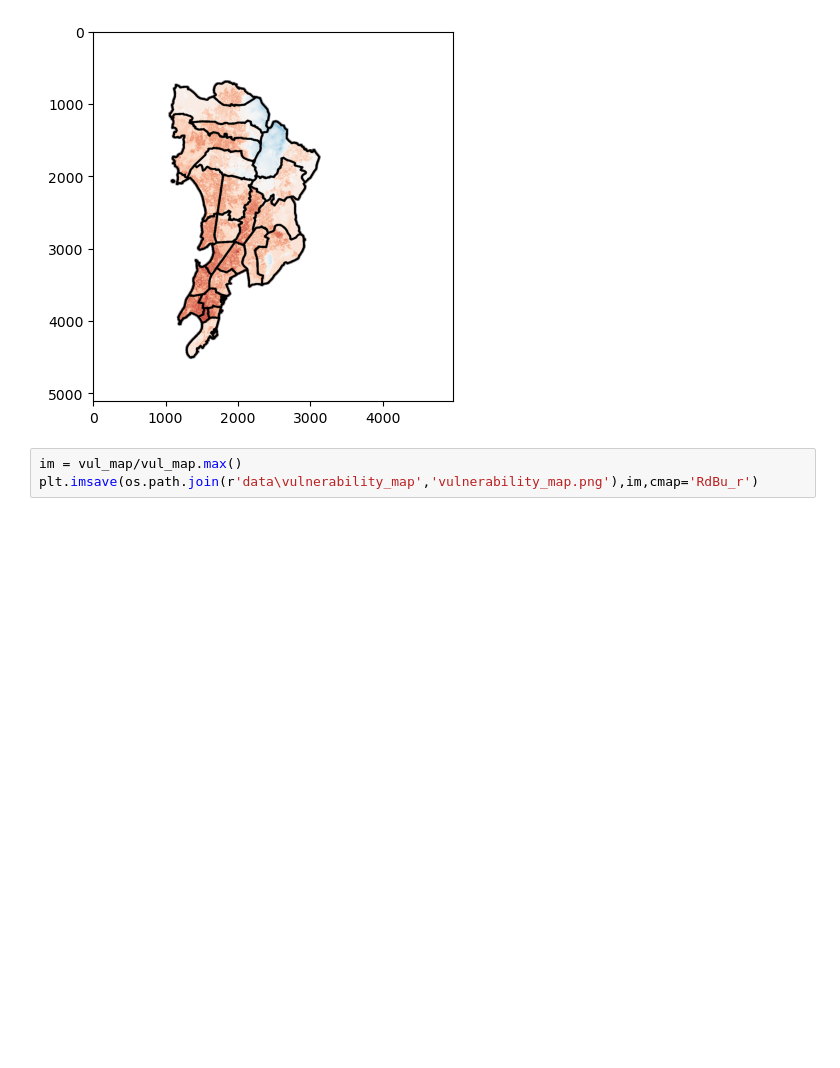
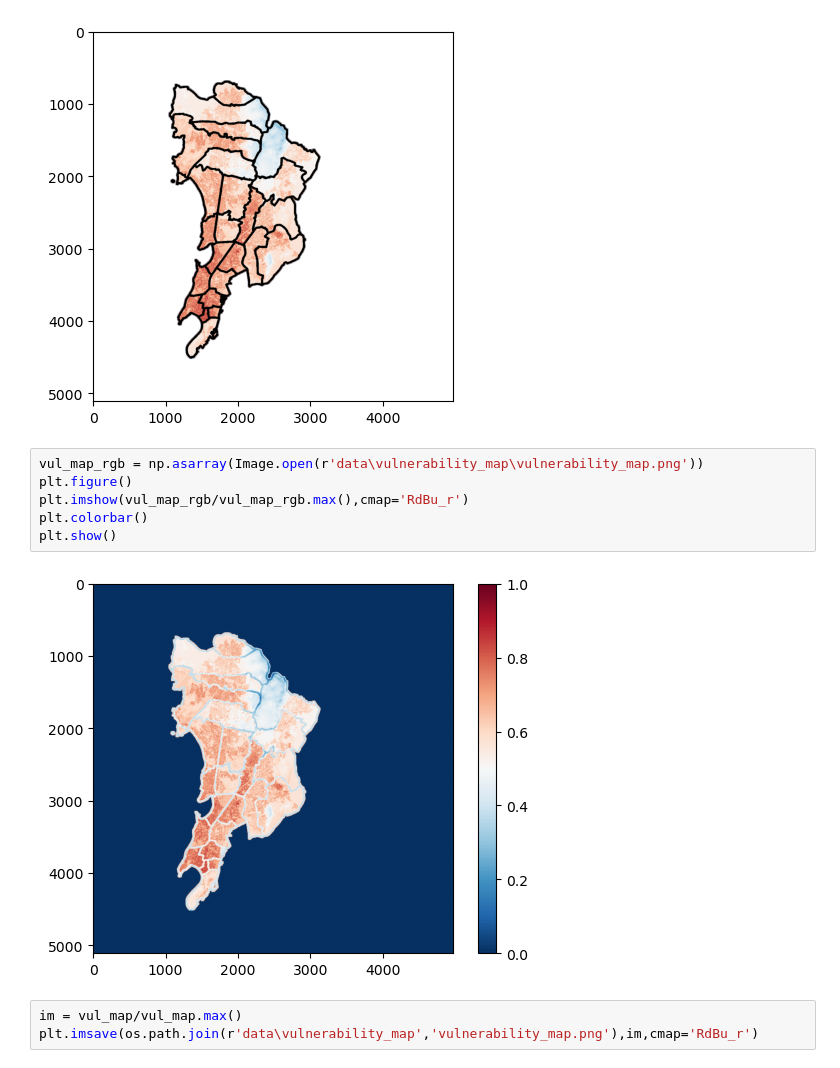
Before and after one commit to bhavya132/SIHTeamUniform, a Jupyter notebook: vulnerability_map.ipynb, the cells around one changed output. Drawn from its saved outputs; the diff is of its cells as text; blank space fills up the shorter version.

```diff
--- a/vulnerability_map.ipynb
+++ b/vulnerability_map.ipynb
@@ -833,6 +876,14 @@ plt.imshow(vul_map_rgb_copy)
 plt.imsave(os.path.join(r'data\vulnerability_map','vulnerability_map_transparency.png'),vul_map_rgb_copy)
 # %% [output]
 [figure]
+# %%
+vul_map_rgb = np.asarray(Image.open(r'data\vulnerability_map\vulnerability_map.png'))
+plt.figure()
+plt.imshow(vul_map_rgb/vul_map_rgb.max(),cmap='RdBu_r')
+plt.colorbar()
+plt.show()
+# %% [output]
+[figure, added]
 # %%
 im = vul_map/vul_map.max()
 plt.imsave(os.path.join(r'data\vulnerability_map','vulnerability_map.png'),im,cmap='RdBu_r')
```
Also changed, not shown: parts of 11 cells of this notebook, 8 other files.
